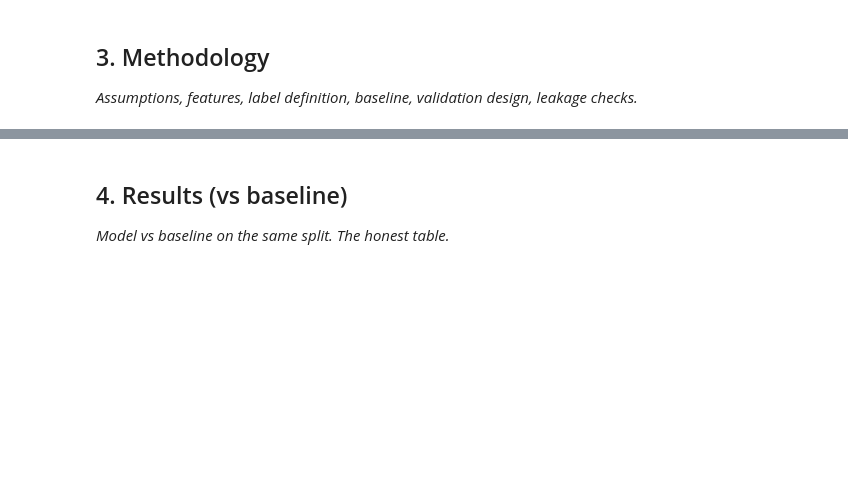
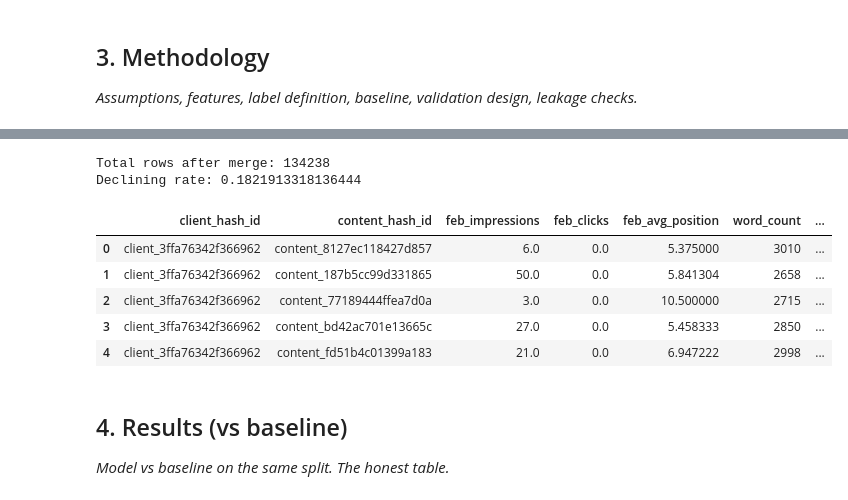
Before and after one commit to ranamohsincodes/flyranktask1, a Jupyter notebook: work/notebooks/capstone.ipynb, the cells around one changed output, grey strips where cells are left out. Drawn from its saved outputs; the diff is of its cells as text; code cells hidden in the pictures; blank space fills up the shorter version.

```diff
--- a/work/notebooks/capstone.ipynb
+++ b/work/notebooks/capstone.ipynb
@@ -21,3 +87,40 @@ This skeleton is yours to fill. Work the sections **in order** — each one has
+# %%
+feb_data = con.sql(f"""
+    SELECT
+        f.client_hash_id, f.content_hash_id,
+        SUM(f.gsc_impressions) as feb_impressions,
+        SUM(f.gsc_clicks) as feb_clicks,
+        AVG(f.gsc_avg_position) as feb_avg_position,
+        c.word_count
+    FROM read_parquet('{REL}/fact_content_daily_performance/month=2026-02/*.parquet') f
+    JOIN read_parquet('{REL}/dim_content.parquet') c ON f.content_hash_id = c.content_hash_id
+    WHERE f.gsc_data_available IS TRUE
+    GROUP BY f.client_hash_id, f.content_hash_id, c.word_count
+""").df()
+
+march_data = con.sql(f"""
+    SELECT client_hash_id, content_hash_id, SUM(gsc_clicks) as march_clicks
+    FROM read_parquet('{REL}/fact_content_daily_performance/month=2026-03/*.parquet')
+    WHERE gsc_data_available IS TRUE
+    GROUP BY client_hash_id, content_hash_id
+""").df()
+
+merged = feb_data.merge(march_data, on=["client_hash_id", "content_hash_id"], how="inner")
+merged["ctr"] = merged["feb_clicks"] / merged["feb_impressions"].replace(0, 1)
+merged["is_declining"] = (merged["march_clicks"] < merged["feb_clicks"]).astype(int)
+
+print("Total rows after merge:", len(merged))
+print("Declining rate:", merged["is_declining"].mean())
+merged.head()
+# %% [output]
+Total rows after merge: 134238
+Declining rate: 0.1821913318136444
+|  | client_hash_id | content_hash_id | feb_impressions | feb_clicks | feb_avg_position | word_count | ... |
+| 0 | client_3ffa76342f366962 | content_8127ec118427d857 | 6.0 | 0.0 | 5.375000 | 3010 | ... |
+| 1 | client_3ffa76342f366962 | content_187b5cc99d331865 | 50.0 | 0.0 | 5.841304 | 2658 | ... |
+| 2 | client_3ffa76342f366962 | content_77189444ffea7d0a | 3.0 | 0.0 | 10.500000 | 2715 | ... |
+| 3 | client_3ffa76342f366962 | content_bd42ac701e13665c | 27.0 | 0.0 | 5.458333 | 2850 | ... |
+| 4 | client_3ffa76342f366962 | content_fd51b4c01399a183 | 21.0 | 0.0 | 6.947222 | 2998 | ... |
 # %% [markdown]
 ## 4. Results (vs baseline)
 
```
Also changed, not shown: parts of 15 cells of this notebook.
